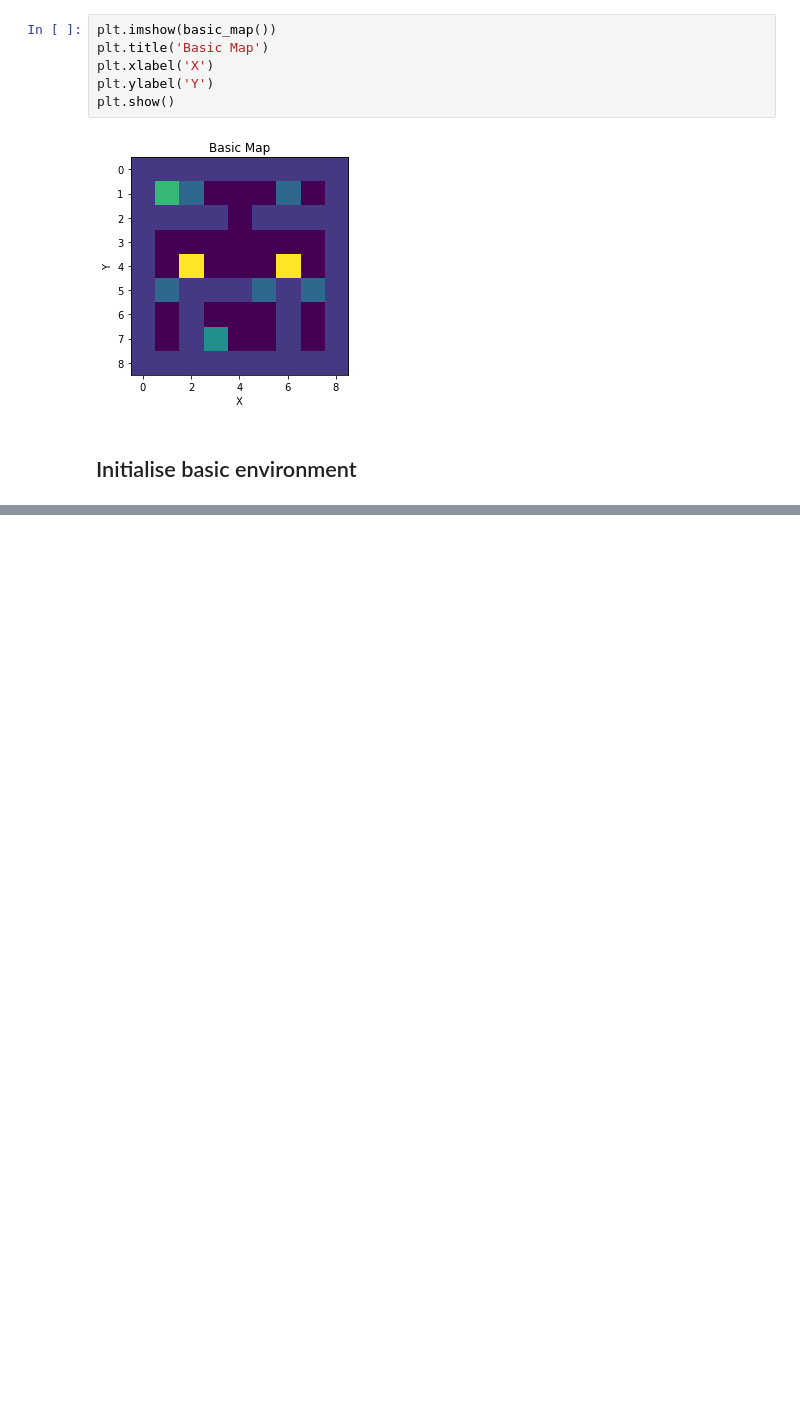
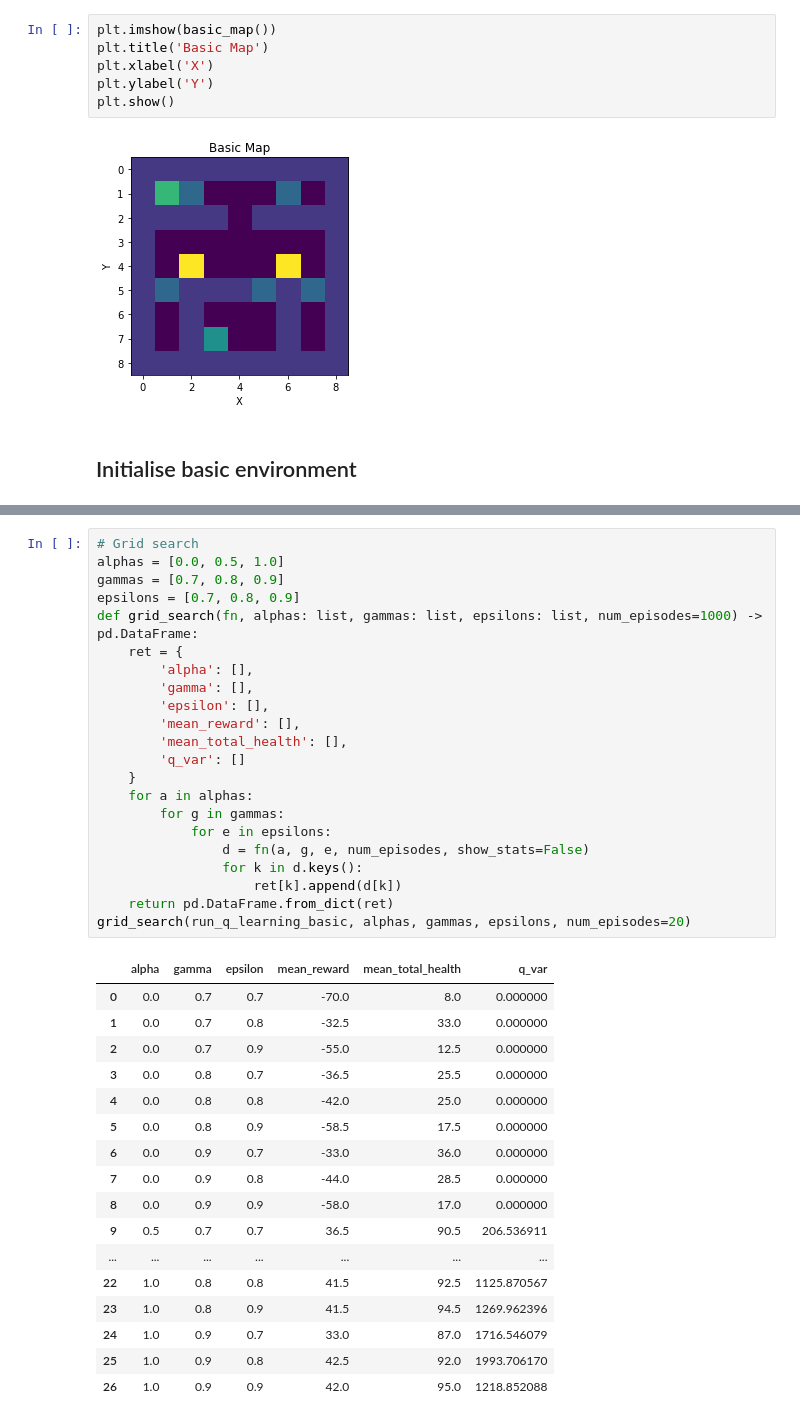
Before and after one commit to SL477/DRL-coursework, a Jupyter notebook: notebook.ipynb, the cells around one changed output, grey strips where cells are left out. Saved outputs shown, nothing was run; the diff lists cells and outputs as text; blank space fills up the shorter version.

```diff
--- a/notebook.ipynb
+++ b/notebook.ipynb
@@ -175,0 +183,40 @@ run_q_learning_basic(1, 0.8, 0.9, 1000)
+# %%
+# Grid search
+alphas = [0.0, 0.5, 1.0]
+gammas = [0.7, 0.8, 0.9]
+epsilons = [0.7, 0.8, 0.9]
+def grid_search(fn, alphas: list, gammas: list, epsilons: list, num_episodes=1000) -> pd.DataFrame:
+    ret = {
+        'alpha': [],
+        'gamma': [],
+        'epsilon': [],
+        'mean_reward': [],
+        'mean_total_health': [],
+        'q_var': []
+    }
+    for a in alphas:
+        for g in gammas:
+            for e in epsilons:
+                d = fn(a, g, e, num_episodes, show_stats=False)
+                for k in d.keys():
+                    ret[k].append(d[k])
+    return pd.DataFrame.from_dict(ret)
+grid_search(run_q_learning_basic, alphas, gammas, epsilons, num_episodes=20)
+# %% [output]
+|  | alpha | gamma | epsilon | mean_reward | mean_total_health | q_var |
+| 0 | 0.0 | 0.7 | 0.7 | -70.0 | 8.0 | 0.000000 |
+| 1 | 0.0 | 0.7 | 0.8 | -32.5 | 33.0 | 0.000000 |
+| 2 | 0.0 | 0.7 | 0.9 | -55.0 | 12.5 | 0.000000 |
+| 3 | 0.0 | 0.8 | 0.7 | -36.5 | 25.5 | 0.000000 |
+| 4 | 0.0 | 0.8 | 0.8 | -42.0 | 25.0 | 0.000000 |
+| 5 | 0.0 | 0.8 | 0.9 | -58.5 | 17.5 | 0.000000 |
+| 6 | 0.0 | 0.9 | 0.7 | -33.0 | 36.0 | 0.000000 |
+| 7 | 0.0 | 0.9 | 0.8 | -44.0 | 28.5 | 0.000000 |
+| 8 | 0.0 | 0.9 | 0.9 | -58.0 | 17.0 | 0.000000 |
+| 9 | 0.5 | 0.7 | 0.7 | 36.5 | 90.5 | 206.536911 |
+| ... | ... | ... | ... | ... | ... | ... |
+| 22 | 1.0 | 0.8 | 0.8 | 41.5 | 92.5 | 1125.870567 |
+| 23 | 1.0 | 0.8 | 0.9 | 41.5 | 94.5 | 1269.962396 |
+| 24 | 1.0 | 0.9 | 0.7 | 33.0 | 87.0 | 1716.546079 |
+| 25 | 1.0 | 0.9 | 0.8 | 42.5 | 92.0 | 1993.706170 |
+| 26 | 1.0 | 0.9 | 0.9 | 42.0 | 95.0 | 1218.852088 |
```
Also changed, not shown: parts of 1 cell of this notebook.
